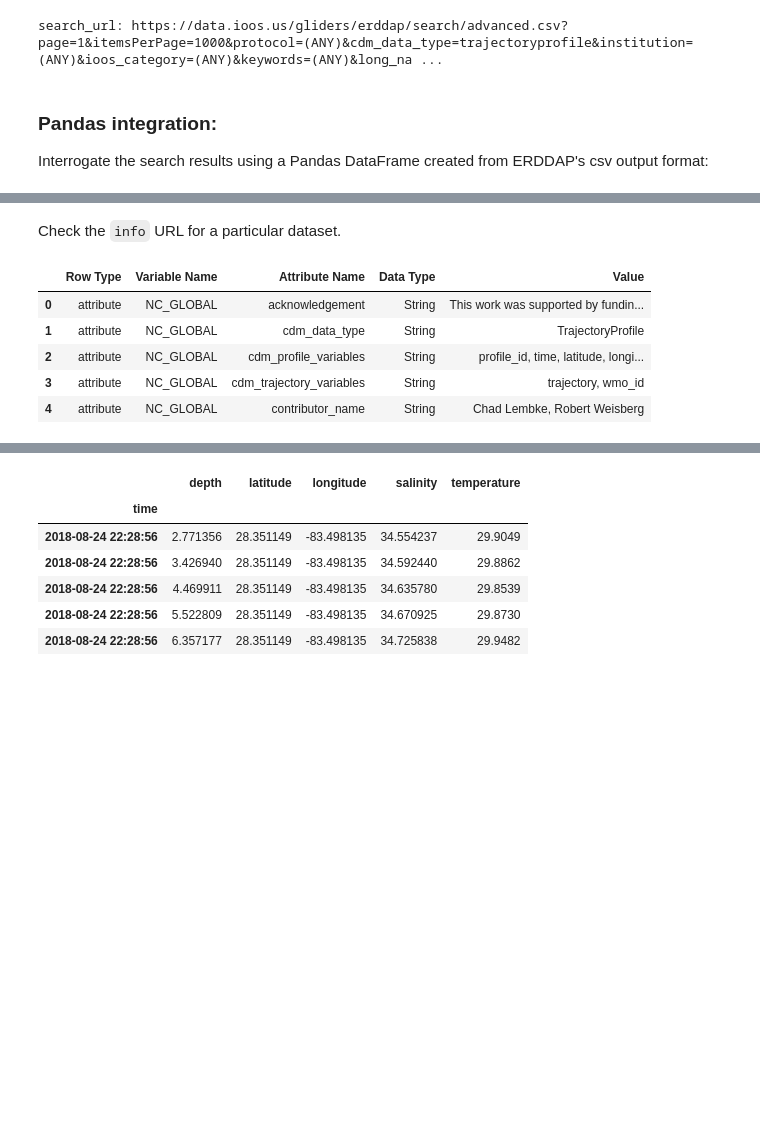
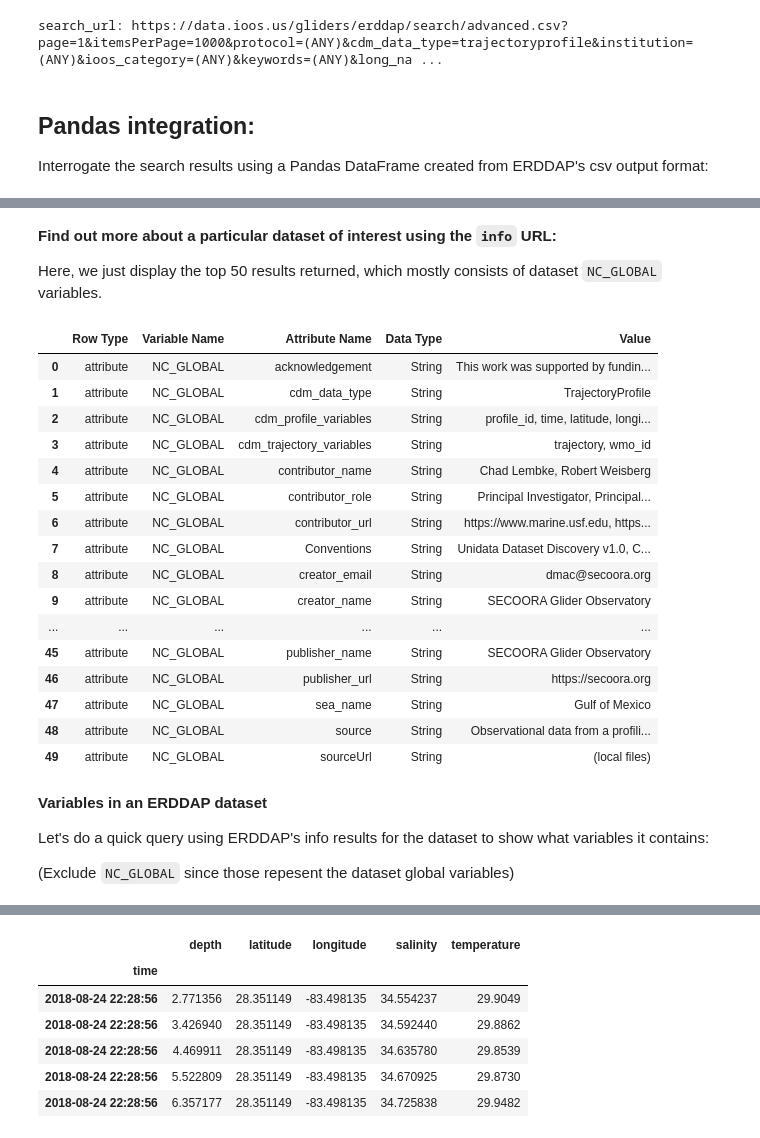
Before and after one commit to mwengren/GCOOS_meeting, a Jupyter notebook: erddapy-example.ipynb, the cells around one changed output, grey strips where cells are left out. Drawn from its saved outputs; the diff is of its cells as text; code cells hidden in the pictures; blank space fills up the shorter version.

Commit message:
Added some more ERDDAP interrogation of standard names via pandas

```diff
--- a/erddapy-example.ipynb
+++ b/erddapy-example.ipynb
@@ -35,7 +35,7 @@ print('search_url: ' + search_url)
 # %% [output]
 search_url: https://data.ioos.us/gliders/erddap/search/advanced.csv?page=1&itemsPerPage=1000&protocol=(ANY)&cdm_data_type=trajectoryprofile&institution=(ANY)&ioos_category=(ANY)&keywords=(ANY)&long_na ...
 # %% [markdown]
-### Pandas integration:
+## Pandas integration:
 
 Interrogate the search results using a Pandas DataFrame created from ERDDAP's csv output format:
 # %%
@@ -65,19 +65,38 @@ ng596-20180701T0000
 Reveille-20180627T1500
 sam-20180824T0000
 Sverdrup-20180509T1742
-# %% [markdown]
-Check the `info` URL for a particular dataset.
+# %% [markdown]
+__Find out more about a particular dataset of interest using the `info` URL:__
+
+Here, we just display the top 50 results returned, which mostly consists of dataset `NC_GLOBAL` variables.
 # %%
 dataset_id = 'sam-20180824T0000'
 
 info_url = e.get_info_url(dataset_id=dataset_id, response='csv')
 info = pd.read_csv(info_url)
 
-info.head()
+info.head(50)
 # %% [output]
 |  | Row Type | Variable Name | Attribute Name | Data Type | Value |
 | 0 | attribute | NC_GLOBAL | acknowledgement | String | This work was supported by fundin... |
 | 1 | attribute | NC_GLOBAL | cdm_data_type | String | TrajectoryProfile |
 | 2 | attribute | NC_GLOBAL | cdm_profile_variables | String | profile_id, time, latitude, longi... |
 | 3 | attribute | NC_GLOBAL | cdm_trajectory_variables | String | trajectory, wmo_id |
 | 4 | attribute | NC_GLOBAL | contributor_name | String | Chad Lembke, Robert Weisberg |
+| 5 | attribute | NC_GLOBAL | contributor_role | String | Principal Investigator, Principal... |
+| 6 | attribute | NC_GLOBAL | contributor_url | String | https://www.marine.usf.edu, https... |
+| 7 | attribute | NC_GLOBAL | Conventions | String | Unidata Dataset Discovery v1.0, C... |
+| 8 | attribute | NC_GLOBAL | creator_email | String | dmac@secoora.org |
+| 9 | attribute | NC_GLOBAL | creator_name | String | SECOORA Glider Observatory |
+| ... | ... | ... | ... | ... | ... |
+| 45 | attribute | NC_GLOBAL | publisher_name | String | SECOORA Glider Observatory |
+| 46 | attribute | NC_GLOBAL | publisher_url | String | https://secoora.org |
+| 47 | attribute | NC_GLOBAL | sea_name | String | Gulf of Mexico |
+| 48 | attribute | NC_GLOBAL | source | String | Observational data from a profili... |
+| 49 | attribute | NC_GLOBAL | sourceUrl | String | (local files) |
+# %% [markdown]
+__Variables in an ERDDAP dataset__
+
+Let's do a quick query using ERDDAP's info results for the dataset to show what variables it contains:
+
+(Exclude `NC_GLOBAL` since those repesent the dataset global variables)
```
Also changed, not shown: parts of 16 cells of this notebook.
